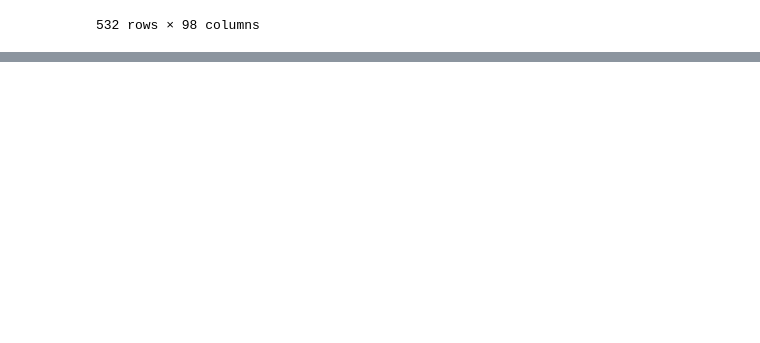
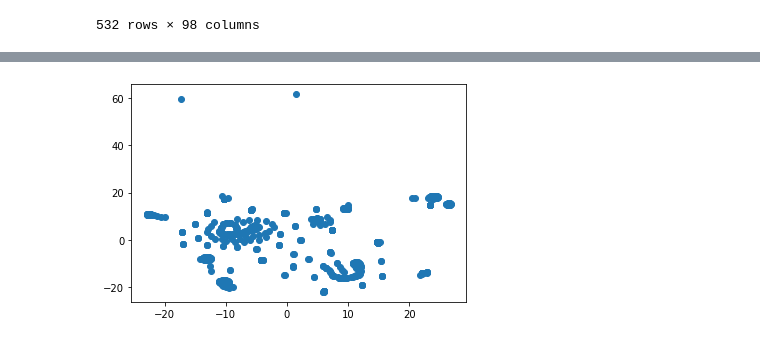
Before and after one commit to ravjolt/Supervised-Machine-Learning-Challenge, a Jupyter notebook: Unsupervised-Machine-Learning-Challenge.ipynb, the cells around one changed output, grey strips where cells are left out. Cells and saved outputs as stored; diff of their text form; code cells hidden in the pictures; blank space fills up the shorter version.

```diff
--- a/Unsupervised-Machine-Learning-Challenge.ipynb
+++ b/Unsupervised-Machine-Learning-Challenge.ipynb
@@ -115,0 +139,5 @@ scaled_data = scaler.fit_transform(X)
+# %%
+pca2=PCA(n_components=.90)
+
+crypto_pca = pca2.fit_transform(scaled_data)
+crypto_pca
@@ -115,0 +206,4 @@ scaled_data = scaler.fit_transform(X)
+# %%
+#reduce with t-SNE
+tsne = TSNE(learning_rate=40)
+tsne_features=tsne.fit_transform(crypto_pca)
@@ -115,0 +216,9 @@ scaled_data = scaler.fit_transform(X)
+# %%
+x = tsne_features[:,0]
+y = tsne_features[:,1]
+# %%
+#plot results
+plt.scatter(x,y)
+plt.show()
+# %% [output]
+[figure, added]
```
Also changed, not shown: parts of 12 cells of this notebook.
